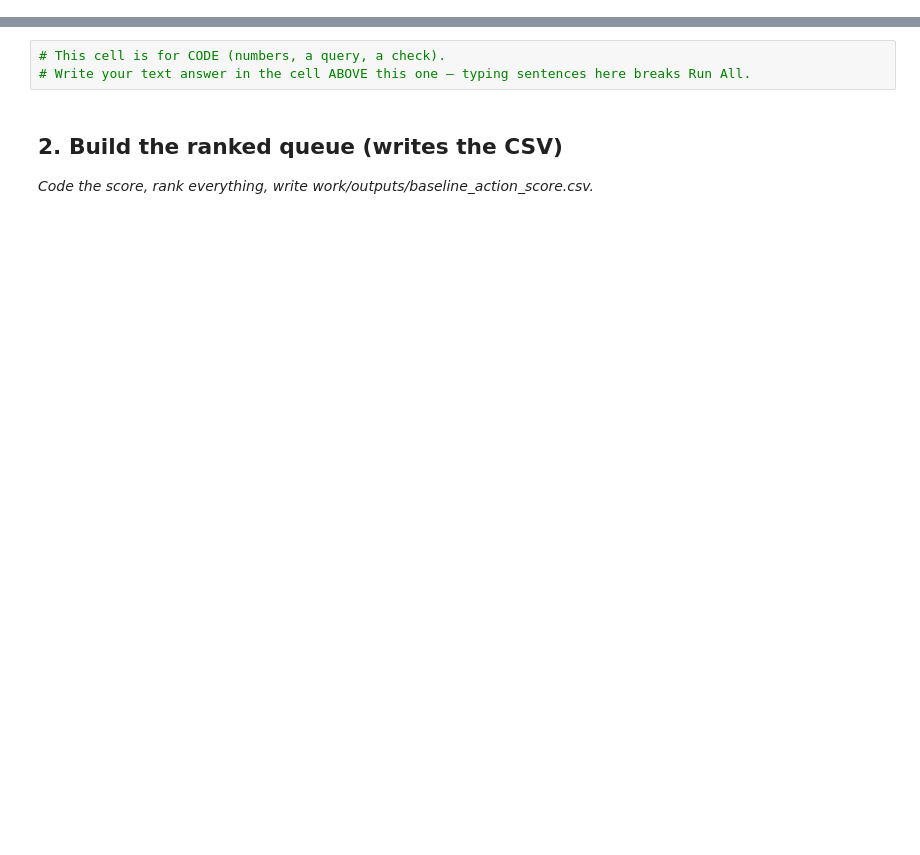
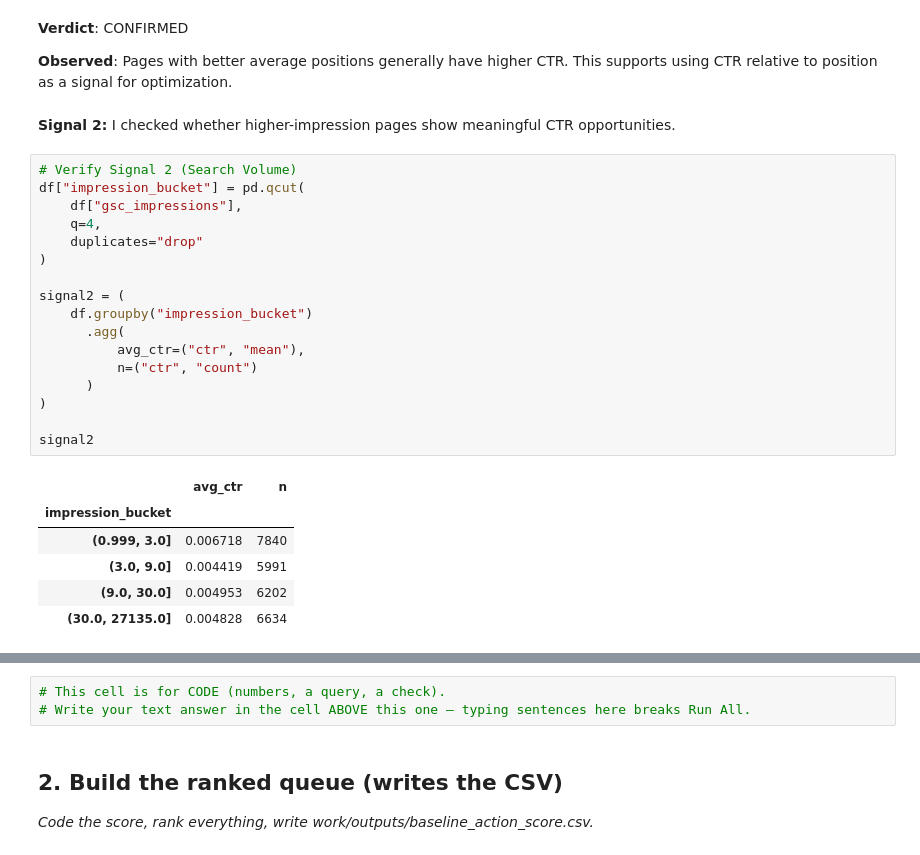
Before and after one commit to Soha-Waseem/FlyRank_ML_Week1, a Jupyter notebook: work/notebooks/w04_baseline_score.ipynb, the cells around one changed output, grey strips where cells are left out. Cells and saved outputs as stored; diff of their text form; blank space fills up the shorter version.

```diff
--- a/work/notebooks/w04_baseline_score.ipynb
+++ b/work/notebooks/w04_baseline_score.ipynb
@@ -8,0 +121,30 @@ This skeleton is yours to fill. Work the sections **in order** — each one has
+# %% [markdown]
+**Verdict**: CONFIRMED
+
+**Observed**: Pages with better average positions generally have higher CTR. This supports using CTR relative to position as a signal for optimization.
+# %% [markdown]
+**Signal 2:** I checked whether higher-impression pages show meaningful CTR opportunities.
+# %%
+# Verify Signal 2 (Search Volume)
+df["impression_bucket"] = pd.qcut(
+    df["gsc_impressions"],
+    q=4,
+    duplicates="drop"
+)
+
+signal2 = (
+    df.groupby("impression_bucket")
+      .agg(
+          avg_ctr=("ctr", "mean"),
+          n=("ctr", "count")
+      )
+)
+
+signal2
+# %% [output]
+|  | avg_ctr | n |
+| impression_bucket |  |  |
+| (0.999, 3.0] | 0.006718 | 7840 |
+| (3.0, 9.0] | 0.004419 | 5991 |
+| (9.0, 30.0] | 0.004953 | 6202 |
+| (30.0, 27135.0] | 0.004828 | 6634 |
```
Also changed, not shown: parts of 18 cells of this notebook.
